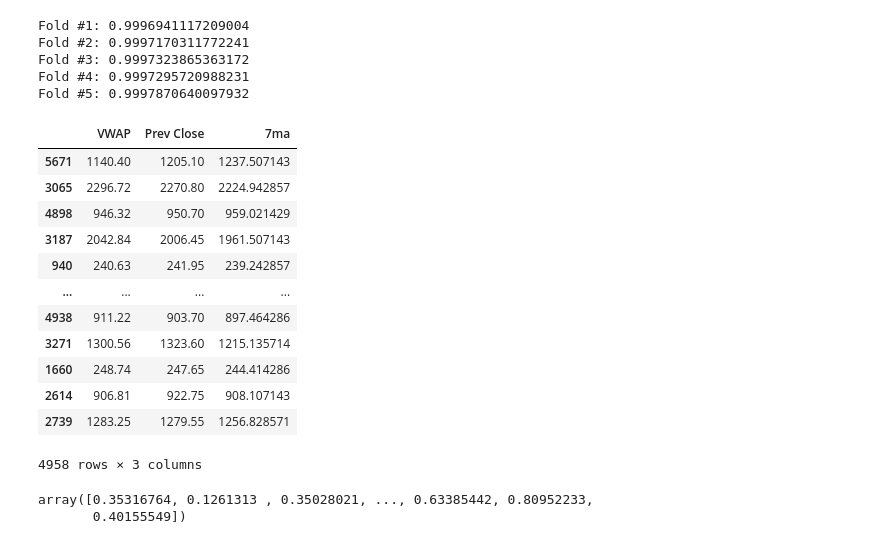
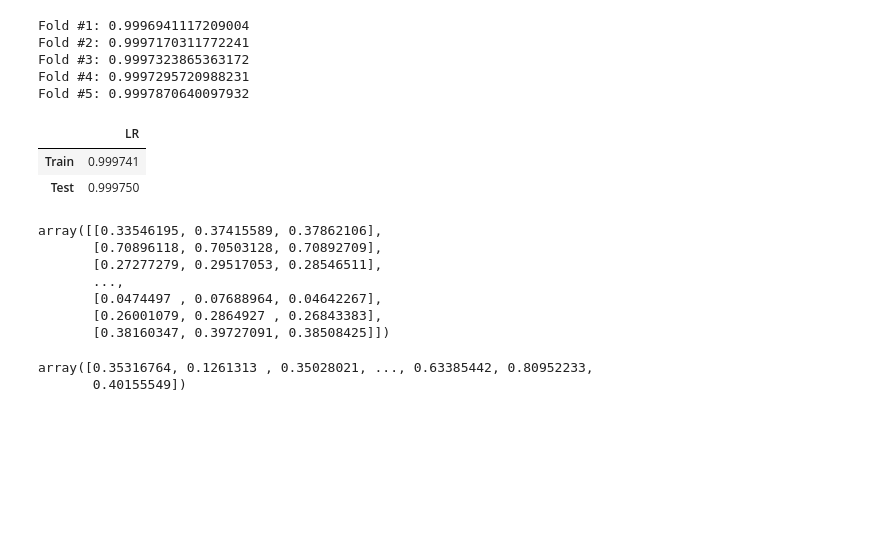
Before and after one commit to Skahlon7/_Spatial_, a Jupyter notebook: Nike_Prep/Stock_ML.ipynb, the cells around one changed output. Cells and saved outputs as stored; diff of their text form; code cells hidden in the pictures; blank space fills up the shorter version.

```diff
--- a/Nike_Prep/Stock_ML.ipynb
+++ b/Nike_Prep/Stock_ML.ipynb
@@ -14,7 +14,8 @@ plt.plot([val[-1:-8:-1][-1::-1] for val in stock_df['Date'].iloc[::30]], stock_d
 #7 MOVING AVERAGE
 sma_7 = []
 start,end = -1,6
-for val in stock_df['Close']:
+while end < len(stock_df)-1:
     start+=1
     end+=1
+    print(start,end)
     sma_7.append(np.mean(stock_df['Close'][start:end]))
@@ -70,6 +89,26 @@ Fold #2: 0.9997170311772241
 Fold #3: 0.9997323865363172
 Fold #4: 0.9997295720988231
 Fold #5: 0.9997870640097932
+# %%
+#fit model
+lr = lr.fit(X_train, y_train)
+# %%
+#Predict and agg scores
+y_pred_train = lr.predict(X_train)
+r2_train = r2_score(y_pred_train, y_train)
+
+
+y_pred_test = lr.predict(X_test)
+r2_test = r2_score(y_test, y_pred_test)
+
+r2_scores = pd.DataFrame()
+r2_scores["LR"] = [r2_train, r2_test]
+r2_scores.rename(index = {0: "Train", 1:"Test"}, inplace = True)
+r2_scores
+# %% [output]
+|  | LR |
+| Train | 0.999741 |
+| Test | 0.999750 |
 # %%
 #Scaling
 from sklearn.preprocessing import StandardScaler
@@ -79,21 +118,15 @@ scaler = MinMaxScaler().fit(X_train)
 x_train_scaled = scaler.transform(X_train)
 x_test_scaled = scaler.transform(X_test)
 # %%
-X_train_
+x_train_scaled
 # %% [output]
-|  | VWAP | Prev Close | 7ma |
-| 5671 | 1140.40 | 1205.10 | 1237.507143 |
-| 3065 | 2296.72 | 2270.80 | 2224.942857 |
-| 4898 | 946.32 | 950.70 | 959.021429 |
-| 3187 | 2042.84 | 2006.45 | 1961.507143 |
-| 940 | 240.63 | 241.95 | 239.242857 |
-| ... | ... | ... | ... |
-| 4938 | 911.22 | 903.70 | 897.464286 |
-| 3271 | 1300.56 | 1323.60 | 1215.135714 |
-| 1660 | 248.74 | 247.65 | 244.414286 |
-| 2614 | 906.81 | 922.75 | 908.107143 |
-| 2739 | 1283.25 | 1279.55 | 1256.828571 |
-4958 rows × 3 columns
+array([[0.33546195, 0.37415589, 0.37862106],
+       [0.70896118, 0.70503128, 0.70892709],
+       [0.27277279, 0.29517053, 0.28546511],
+       ...,
+       [0.0474497 , 0.07688964, 0.04642267],
+       [0.26001079, 0.2864927 , 0.26843383],
+       [0.38160347, 0.39727091, 0.38508425]])
 # %%
 x_test_scaled[:,1] #Prev close array
 # %% [output]
```
Also changed, not shown: parts of 6 cells of this notebook, 30 other files.
